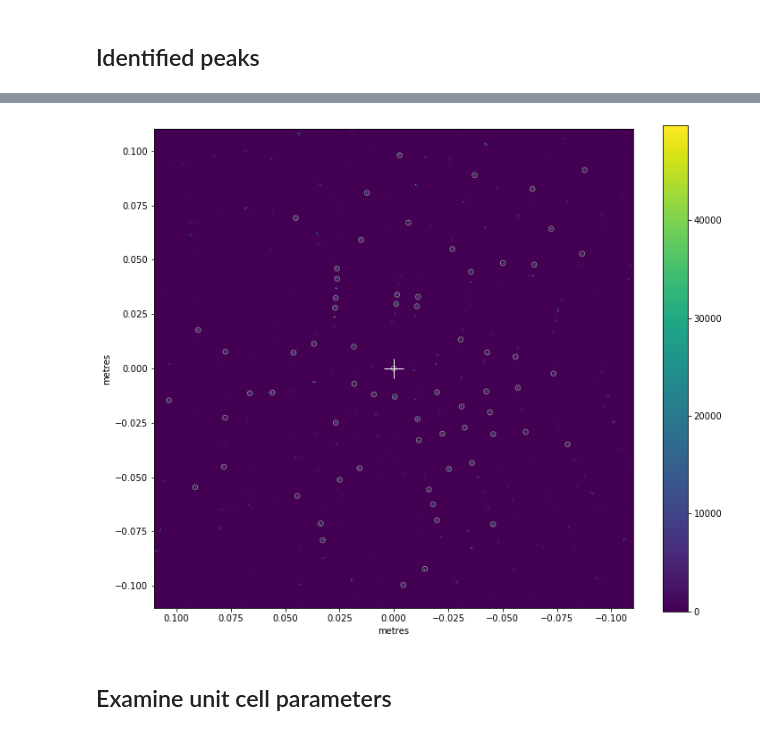
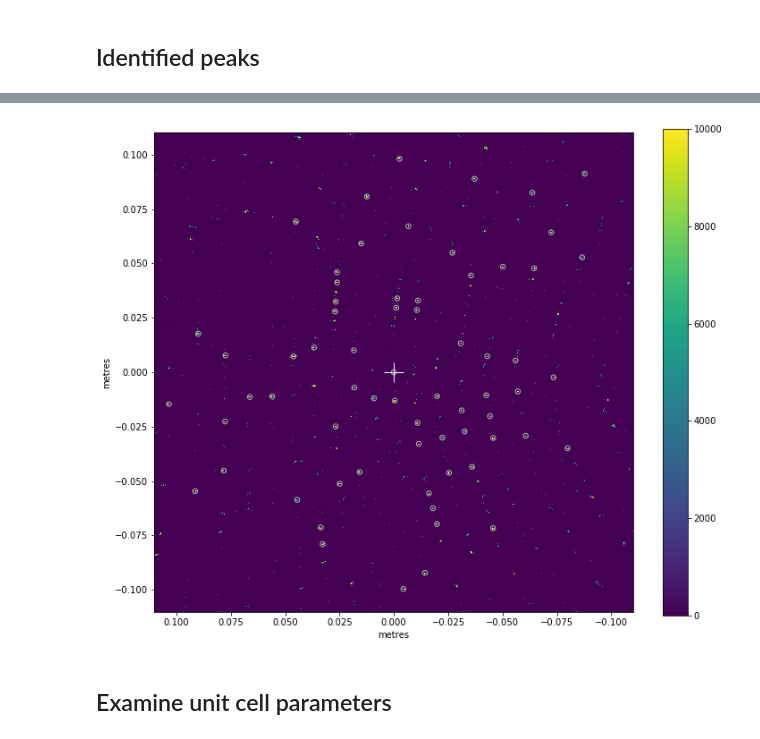
Before and after one commit to JunCEEE/crystalProject, a Jupyter notebook: src/analysis/crystFEL_index/CrystFEL indexing.ipynb, the cells around one changed output, grey strips where cells are left out. Saved outputs shown, nothing was run; the diff lists cells and outputs as text; code cells hidden in the pictures.

```diff
--- a/src/analysis/crystFEL_index/CrystFEL indexing.ipynb
+++ b/src/analysis/crystFEL_index/CrystFEL indexing.ipynb
@@ -25,7 +27,7 @@ H5Glance(f['data/0000001'])
 Here's one frame from the simulation:
 # %%
 geom = CrystfelGeom.from_crystfel_geom('tmp.geom')
-frame = f['data/0000001/data'][:]
+frame = data_f['data/0000001/data'][:]
 fig, ax = plt.subplots(figsize=(12, 10))
-geom.plot_data_fast(frame[np.newaxis], axis_units='m', ax=ax);
+geom.plot_data_fast(frame[np.newaxis], axis_units='m', ax=ax, vmin=0, vmax=10000);
 # %% [output]
@@ -71,22 +73,28 @@ def read_stream_table(fh, end_marker):
 
         buf.write(line)
 # %%
-stream_chunks = {}
+def read_peak_lists(stream_file):
+    stream_chunks = {}
 
-with open('out.stream', 'r') as f:
-    in_peaks_table = False
-    chunk_data = {}
-    for line in f:
-        if '-- Begin chunk --' in line:
-            chunk_data = {}
-        elif '-- End chunk --' in line:
-            if 'event' in chunk_data:
-                stream_chunks[chunk_data['event']] = chunk_data
+    with open(stream_file, 'r') as f:
+        in_peaks_table = False
+        chunk_data = {}
+        for line in f:
+            if '-- Begin chunk --' in line:
+                chunk_data = {}
+            elif '-- End chunk --' in line:
+                if 'event' in chunk_data:
+                    stream_chunks[chunk_data['event']] = chunk_data
 
-        elif line.startswith('Event:'):
-            chunk_data['event'] = line.split(':', 1)[1].strip()
+            elif line.startswith('Event:'):
+                chunk_data['event'] = line.split(':', 1)[1].strip()
 
-        elif line.startswith('Peaks from peak search'):
-            chunk_data['peaks'] = read_stream_table(f, 'End of peak list')
+            elif line.startswith('Peaks from peak search'):
+                chunk_data['peaks'] = read_stream_table(f, 'End of peak list')
+
+    return stream_chunks
+# %%
+peaks_found = read_peak_lists('out.stream')
 # %%
-peak_tbl = stream_chunks['0000001//']['peaks']
+peak_tbl = peaks_found['0000001//']['peaks']
+peak_tbl
@@ -97,9 +119,9 @@ peak_x = peak_coords[:, 0]
 peak_y = peak_coords[:, 1]
 # %%
 fig, ax = plt.subplots(figsize=(12,10))
-geom.plot_data_fast(frame[np.newaxis], axis_units='m', ax=ax)
-ax.scatter(peak_x, peak_y, s=30, marker='o', facecolor='none', edgecolor='0.5');
+geom.plot_data_fast(frame[np.newaxis], axis_units='m', ax=ax, vmin=0, vmax=10000)
+ax.scatter(peak_x, peak_y, s=30, marker='o', facecolor='none', edgecolor='0.7');
 # %% [output]
-[figure, old version]
+[figure, new version]
 # %% [markdown]
 ## Examine unit cell parameters
```
Also changed, not shown: parts of 41 cells of this notebook, 1 other file.
